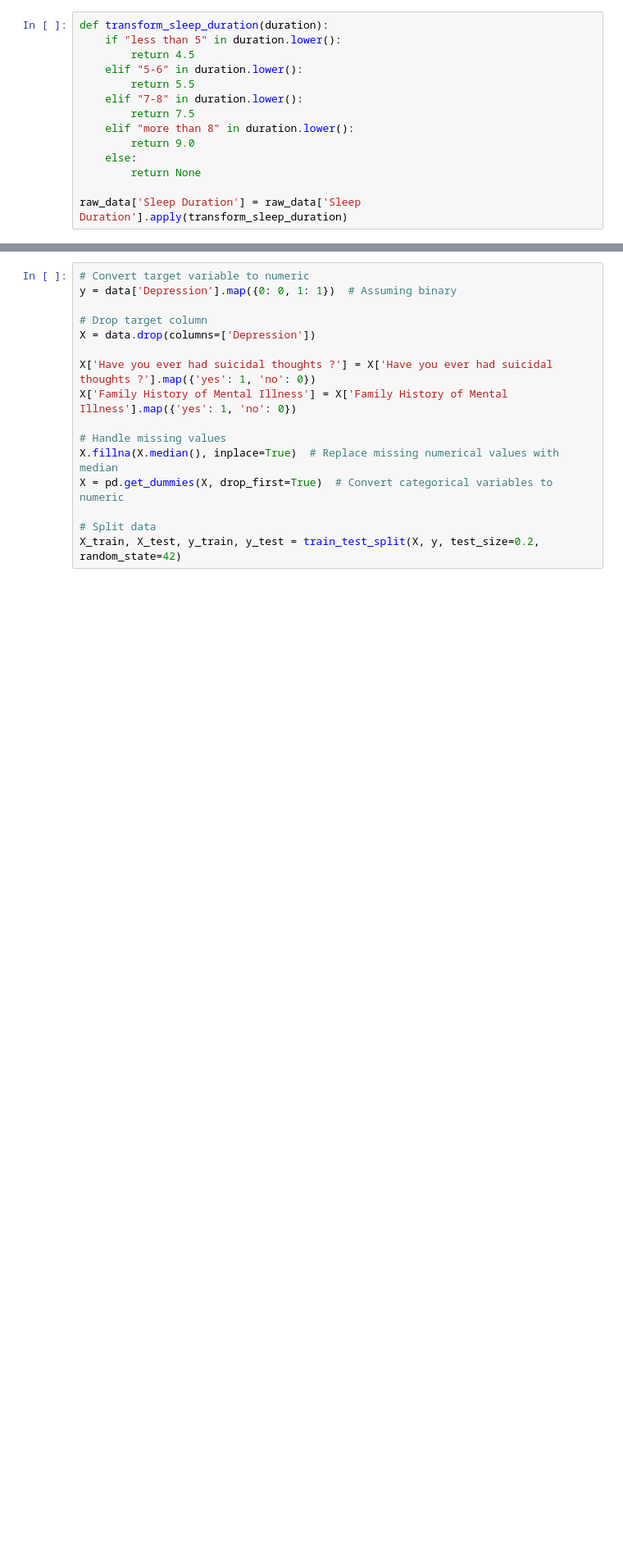
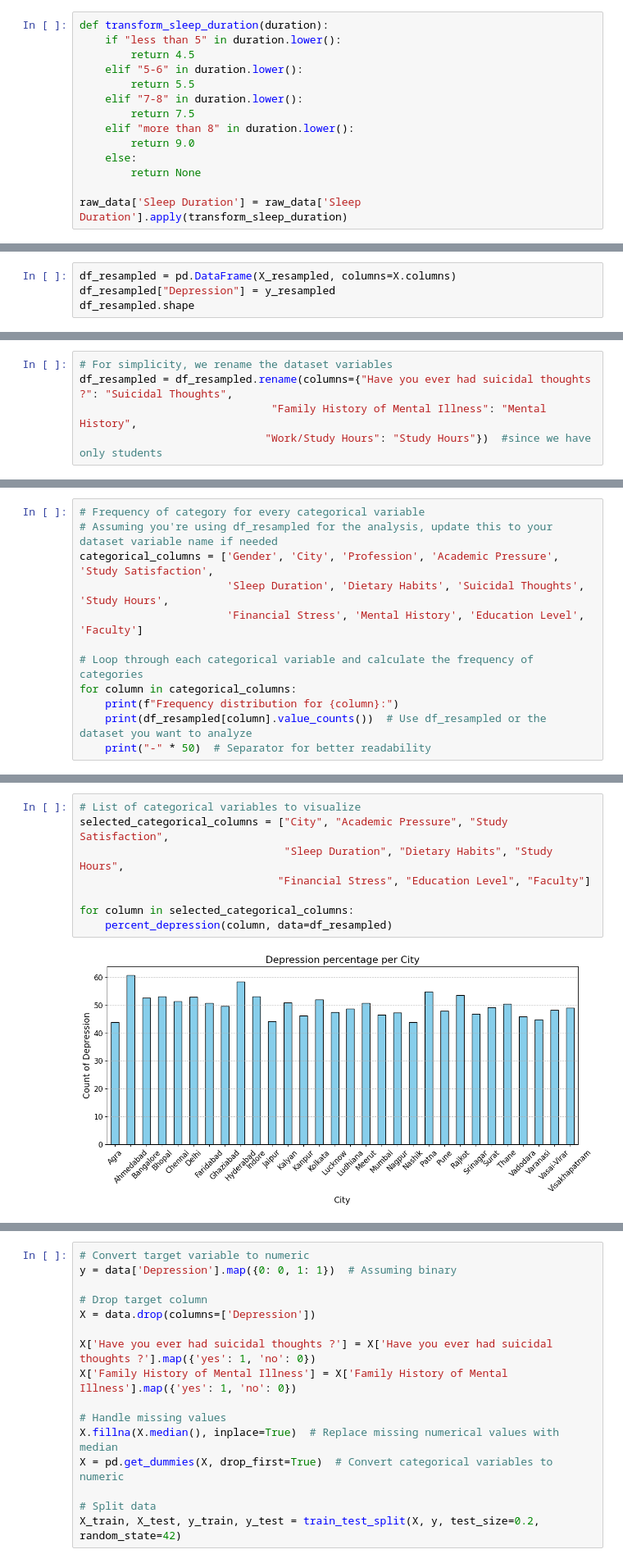
Before and after one commit to NaDub/ML_2024, a Jupyter notebook: Depression_Analysis_V1.ipynb, the cells around one changed output, grey strips where cells are left out. Shown at 82% size. Drawn from its saved outputs; the diff is of its cells as text; blank space fills up the shorter version.

```diff
--- a/Depression_Analysis_V1.ipynb
+++ b/Depression_Analysis_V1.ipynb
@@ -239,0 +612,4 @@ plt.show()
+# %%
+df_resampled = pd.DataFrame(X_resampled, columns=X.columns)
+df_resampled["Depression"] = y_resampled
+df_resampled.shape
@@ -239,0 +618,5 @@ plt.show()
+# %%
+# For simplicity, we rename the dataset variables
+df_resampled = df_resampled.rename(columns={"Have you ever had suicidal thoughts ?": "Suicidal Thoughts",
+                              "Family History of Mental Illness": "Mental History",
+                             "Work/Study Hours": "Study Hours"})  #since we have only students
@@ -239,0 +643,12 @@ plt.show()
+# %%
+# Frequency of category for every categorical variable
+# Assuming you're using df_resampled for the analysis, update this to your dataset variable name if needed
+categorical_columns = ['Gender', 'City', 'Profession', 'Academic Pressure', 'Study Satisfaction',
+                       'Sleep Duration', 'Dietary Habits', 'Suicidal Thoughts', 'Study Hours',
+                       'Financial Stress', 'Mental History', 'Education Level', 'Faculty']
+
+# Loop through each categorical variable and calculate the frequency of categories
+for column in categorical_columns:
+    print(f"Frequency distribution for {column}:")
+    print(df_resampled[column].value_counts())  # Use df_resampled or the dataset you want to analyze
+    print("-" * 50)  # Separator for better readability
@@ -239,0 +700,10 @@ plt.show()
+# %%
+# List of categorical variables to visualize
+selected_categorical_columns = ["City", "Academic Pressure", "Study Satisfaction",
+                                "Sleep Duration", "Dietary Habits", "Study Hours",
+                               "Financial Stress", "Education Level", "Faculty"]
+
+for column in selected_categorical_columns:
+    percent_depression(column, data=df_resampled)
+# %% [output]
+[figure, added]
```
Also changed, not shown: parts of 79 cells of this notebook, 1 other file.
